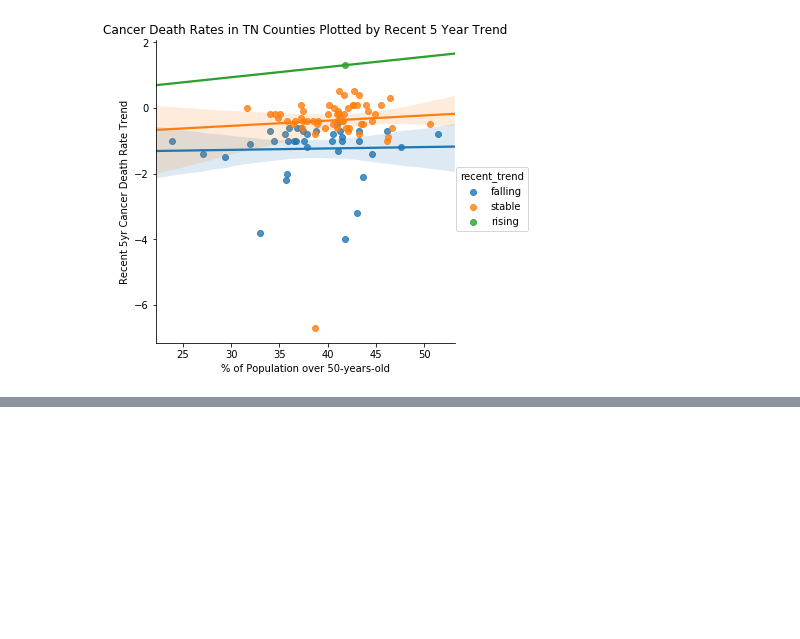
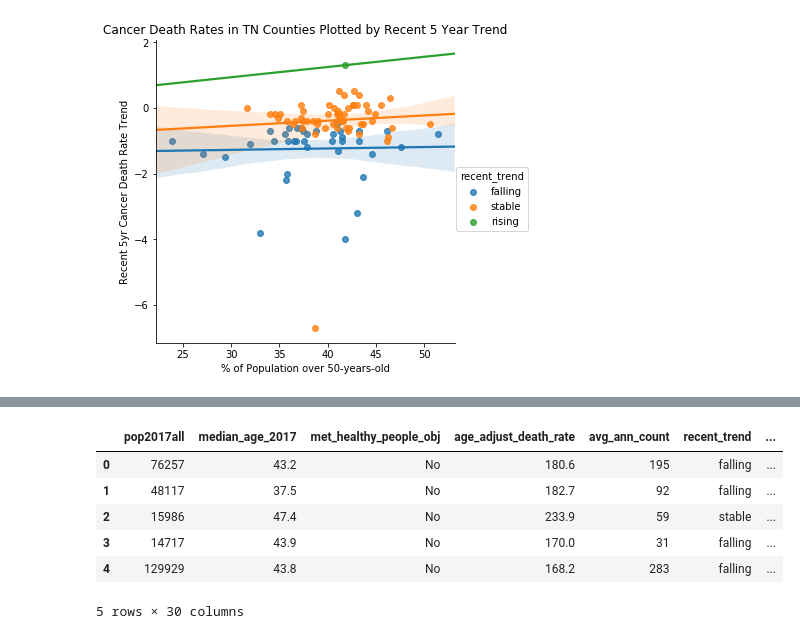
Before and after one commit to CSmithVU/vanderbilt-aspire-data-essentials, a Jupyter notebook: Class_Notebook_rev.ipynb, the cells around one changed output, grey strips where cells are left out. Cells and saved outputs as stored; diff of their text form; code cells hidden in the pictures; blank space fills up the shorter version.

```diff
--- a/Class_Notebook_rev.ipynb
+++ b/Class_Notebook_rev.ipynb
@@ -1141,0 +1164,2 @@ Text(0.5,1,'Cancer Death Rates in TN Counties Plotted by Recent 5 Year Trend')
+# %%
+pop_and_cancer_and_health_2017_no_county_name=pd.read_csv('pop_and_cancer_and_healthy_counties_2017_data_modified.csv')
@@ -1141,0 +1178,10 @@ Text(0.5,1,'Cancer Death Rates in TN Counties Plotted by Recent 5 Year Trend')
+# %%
+pop_and_cancer_and_health_2017_no_county_name.head()
+# %% [output]
+|  | pop2017all | median_age_2017 | met_healthy_people_obj | age_adjust_death_rate | avg_ann_count | recent_trend | ... |
+| 0 | 76257 | 43.2 | No | 180.6 | 195 | falling | ... |
+| 1 | 48117 | 37.5 | No | 182.7 | 92 | falling | ... |
+| 2 | 15986 | 47.4 | No | 233.9 | 59 | stable | ... |
+| 3 | 14717 | 43.9 | No | 170.0 | 31 | falling | ... |
+| 4 | 129929 | 43.8 | No | 168.2 | 283 | falling | ... |
+5 rows × 30 columns
```
Also changed, not shown: parts of 18 cells of this notebook.
